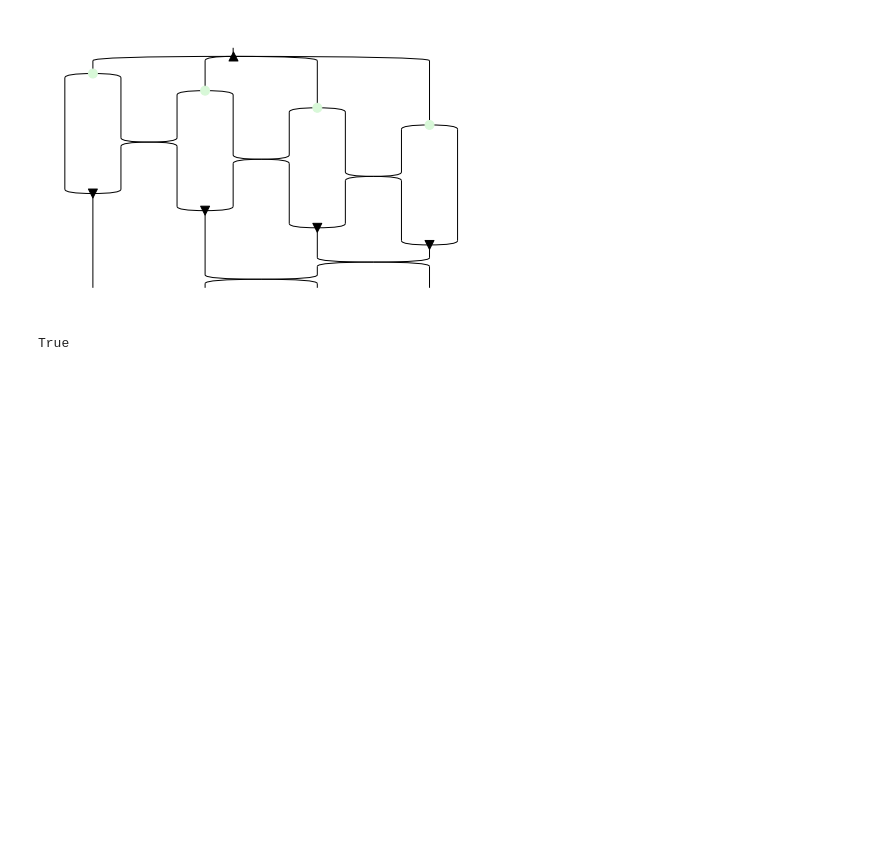
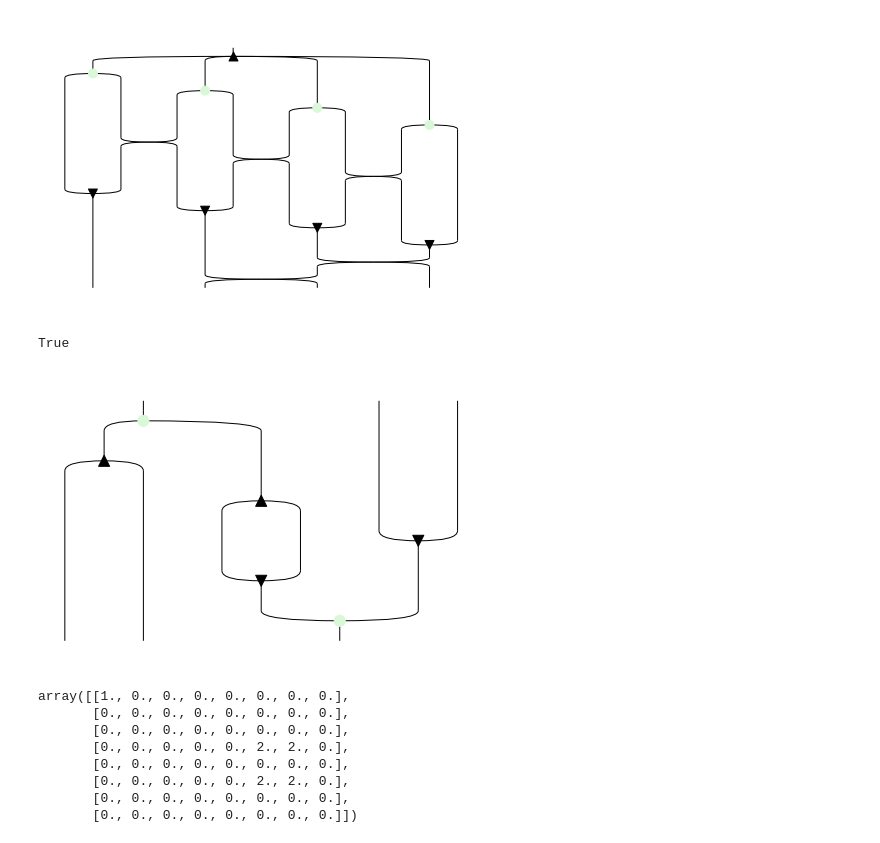
Before and after one commit to edwinagnew/zxw-diagrams, a Jupyter notebook: disco_w.ipynb, the cells around one changed output. Saved outputs shown, nothing was run; the diff lists cells and outputs as text; code cells hidden in the pictures; blank space fills up the shorter version.

```diff
--- a/disco_w.ipynb
+++ b/disco_w.ipynb
@@ -114,8 +114,8 @@ True
 # %% [markdown]
 ### $\Pi_{2,2}$
 # %%
-s = Z(1, 2) >> W(2) @ W(2)
-s.draw()
+p = Z(1, 2) >> W(2) @ W(2)
+p.draw()
 # %% [output]
 [figure]
 # %%
@@ -133,2 +133,16 @@ eq(s, s2)
 # %% [output]
 True
+# %%
+pp = p @ Id(2) >> Id(2) @ p.dagger()
+pp.draw()
+eval(pp).astype(float)
+# %% [output]
+[figure, added]
+array([[1., 0., 0., 0., 0., 0., 0., 0.],
+       [0., 0., 0., 0., 0., 0., 0., 0.],
+       [0., 0., 0., 0., 0., 0., 0., 0.],
+       [0., 0., 0., 0., 0., 2., 2., 0.],
+       [0., 0., 0., 0., 0., 0., 0., 0.],
+       [0., 0., 0., 0., 0., 2., 2., 0.],
+       [0., 0., 0., 0., 0., 0., 0., 0.],
+       [0., 0., 0., 0., 0., 0., 0., 0.]])
```
Also changed, not shown: parts of 16 cells of this notebook, 3 other files.
